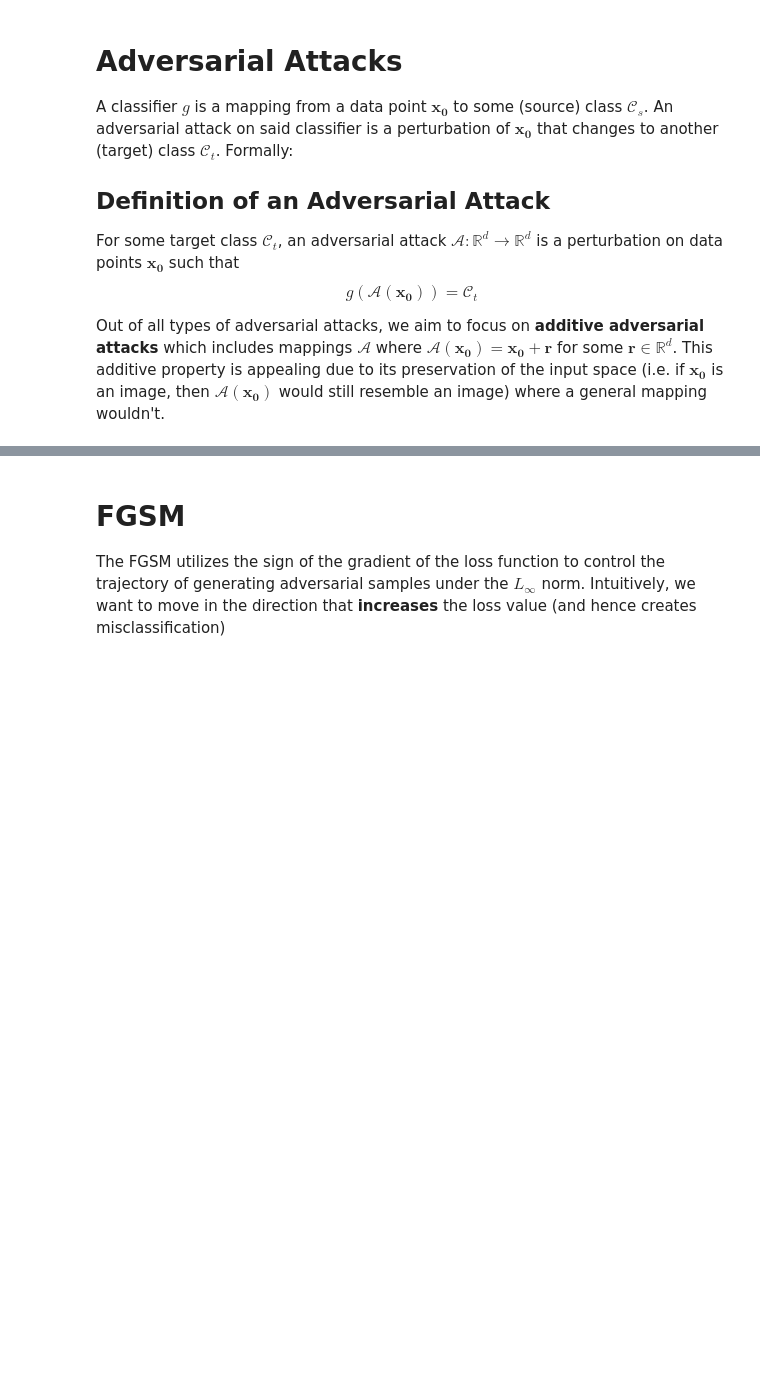
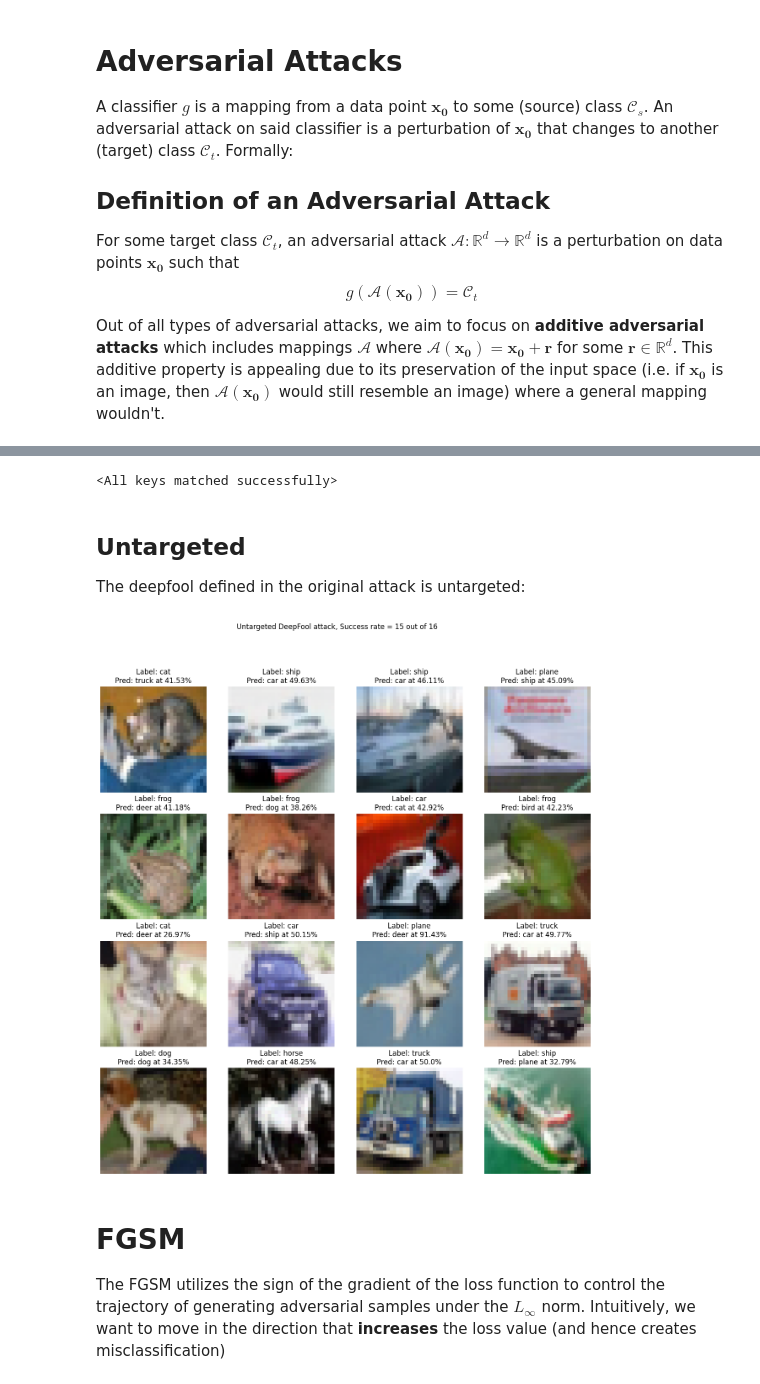
Before and after one commit to kkuroma/adversarial-attack, a Jupyter notebook: Adversarial Attacks.ipynb, the cells around one changed output, grey strips where cells are left out. Cells and saved outputs as stored; diff of their text form; code cells hidden in the pictures; blank space fills up the shorter version.

Commit message:
finished deepfool

```diff
--- a/Adversarial Attacks.ipynb
+++ b/Adversarial Attacks.ipynb
@@ -136,0 +145,9 @@ Out of all types of adversarial attacks, we aim to focus on **additive adversari
+# %%
+net = Net().to(device)
+net.load_state_dict(torch.load("weights.pt", map_location=device))
+# %% [output]
+<All keys matched successfully>
+# %% [markdown]
+## Untargeted
+
+The deepfool defined in the original attack is untargeted:
@@ -137,3 +192,26 @@ Out of all types of adversarial attacks, we aim to focus on **additive adversari
+# %%
+x_adv = DeepFoolUntargeted(net, x_test.to(device), y_test.to(device), max_iter=10).detach()
+score = net(x_adv).cpu()
+x_adv = x_adv.cpu()
+probability = F.softmax(score, dim=1)
+predictions = torch.argmax(probability, dim=1)
+
+fig, ax = plt.subplots(4, 4, figsize=(15,15))
+
+for i in range(4):
+    for j in range(4):
+        index = 4*i+j
+        image = np.clip((x_adv[index].permute(1,2,0).numpy()+1)/2, 0, 1)
+        true = y_test[index]
+        pred = predictions[index]
+        prob = probability[index, pred].item()
+        ax[i,j].set_title(f"Label: {classes[true]}\nPred: {classes[pred]} at {round(prob*100,2)}%")
+        ax[i,j].axis('off')
+        ax[i,j].imshow(image)
+    fig.suptitle(f"Untargeted DeepFool attack, Success rate = {torch.sum(predictions[0:16]!=y_test[0:16])} out of {16}")
+plt.show()
+# %% [output]
+[figure, added]
 # %% [markdown]
 # FGSM
 
```
Also changed, not shown: parts of 8 cells of this notebook.
